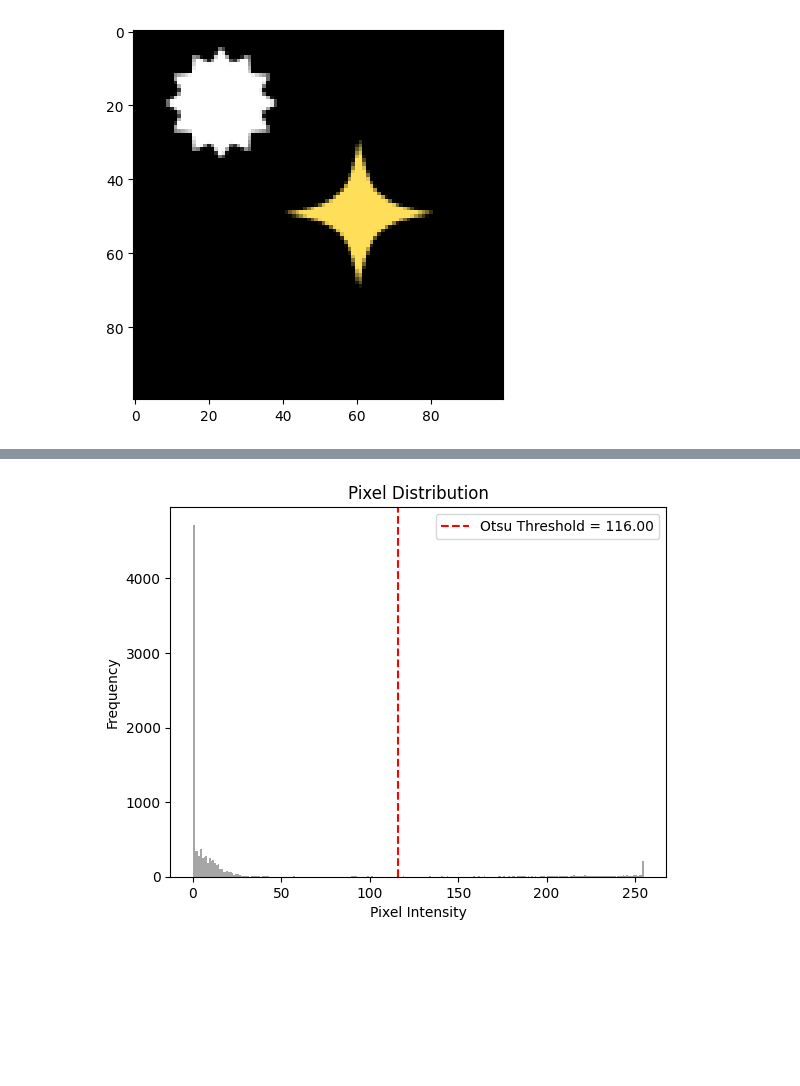
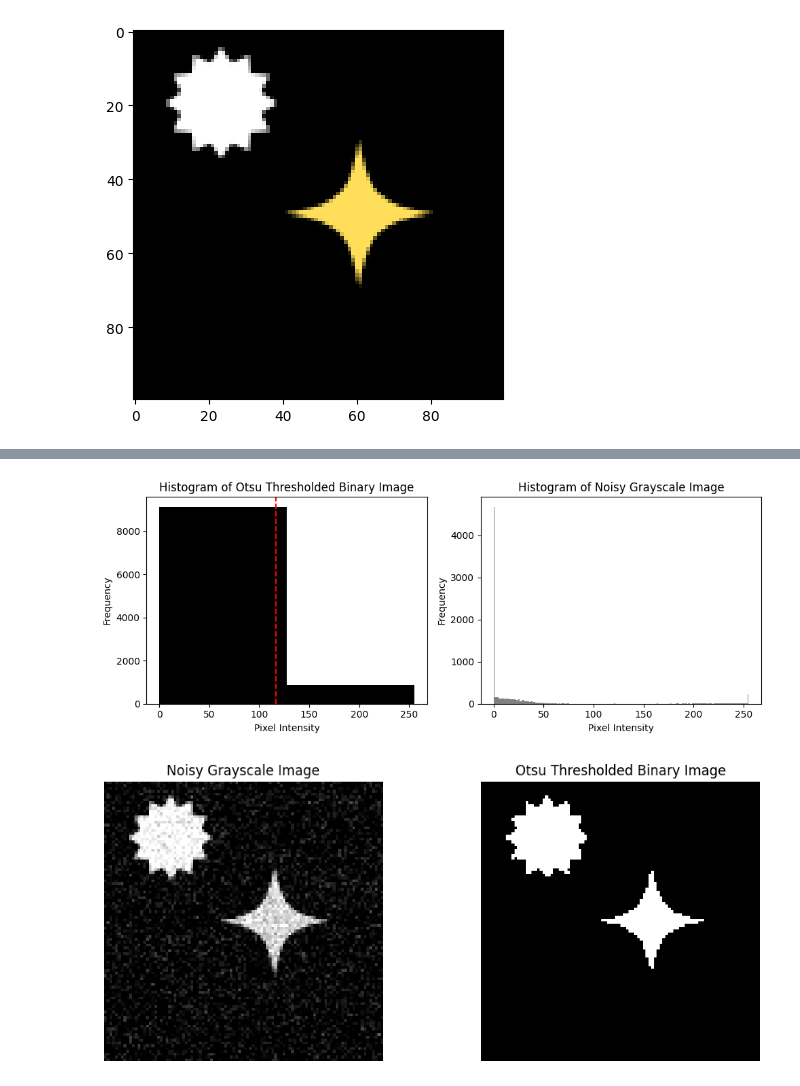
Before and after one commit to Sahaswari/EC7212---Computer-Vision-and-Image-Processing----Take-Home-Assignment-2, a Jupyter notebook: 01_test_otsu.ipynb, the cells around one changed output, grey strips where cells are left out. Cells and saved outputs as stored; diff of their text form; code cells hidden in the pictures; blank space fills up the shorter version.

```diff
--- a/01_test_otsu.ipynb
+++ b/01_test_otsu.ipynb
@@ -68,10 +59,40 @@ plt.show()
-# %%
-# 5. Histogram + Otsu threshold
-plt.title("Pixel Distribution")
-plt.hist(denoised_image.ravel(), bins=256, range=(0, 255), color='gray', alpha=0.7)
-plt.axvline(thereshould, color='red', linestyle='--', label=f'Otsu Threshold = {thereshould:.2f}')
-plt.legend()
-plt.xlabel("Pixel Intensity")
-plt.ylabel("Frequency");plt.show()
-# %% [output]
-[figure, removed]
+# %%
+from skimage.util import img_as_ubyte
+
+# Convert binary image to 8-bit format
+binary_8bit = img_as_ubyte(binary_image)
+
+# Create subplots
+fig, ax = plt.subplots(1, 2, figsize=(10, 4))
+
+# Plot histogram of Otsu thresholded binary image
+ax[0].hist(binary_8bit.ravel(), bins=2, range=(0, 255), color='black')
+ax[0].axvline(thereshould, color='red', linestyle='--', label=f'Otsu Threshold = {thereshould:.2f}')
+ax[0].set_title("Histogram of Otsu Thresholded Binary Image")
+ax[0].set_xlabel("Pixel Intensity")
+ax[0].set_ylabel("Frequency")
+
+# Plot histogram of noisy grayscale image
+ax[1].hist(noisy_image.ravel(), bins=256, range=(0, 255), color='gray')
+ax[1].set_title("Histogram of Noisy Grayscale Image")
+ax[1].set_xlabel("Pixel Intensity")
+ax[1].set_ylabel("Frequency")
+
+plt.tight_layout()
+plt.show()
+# %% [output]
+[figure, added]
+# %%
+fig2, ax2 = plt.subplots(1, 2, figsize=(10, 4))
+ax2[0].imshow(noisy_image, cmap='gray')
+ax2[0].set_title("Noisy Grayscale Image")
+ax2[0].axis('off')
+
+ax2[1].imshow(binary_8bit, cmap='gray')
+ax2[1].set_title("Otsu Thresholded Binary Image")
+ax2[1].axis('off')
+
+plt.tight_layout()
+plt.show()
+# %% [output]
+[figure, added]
```
Also changed, not shown: parts of 5 cells of this notebook, 1 other file.
